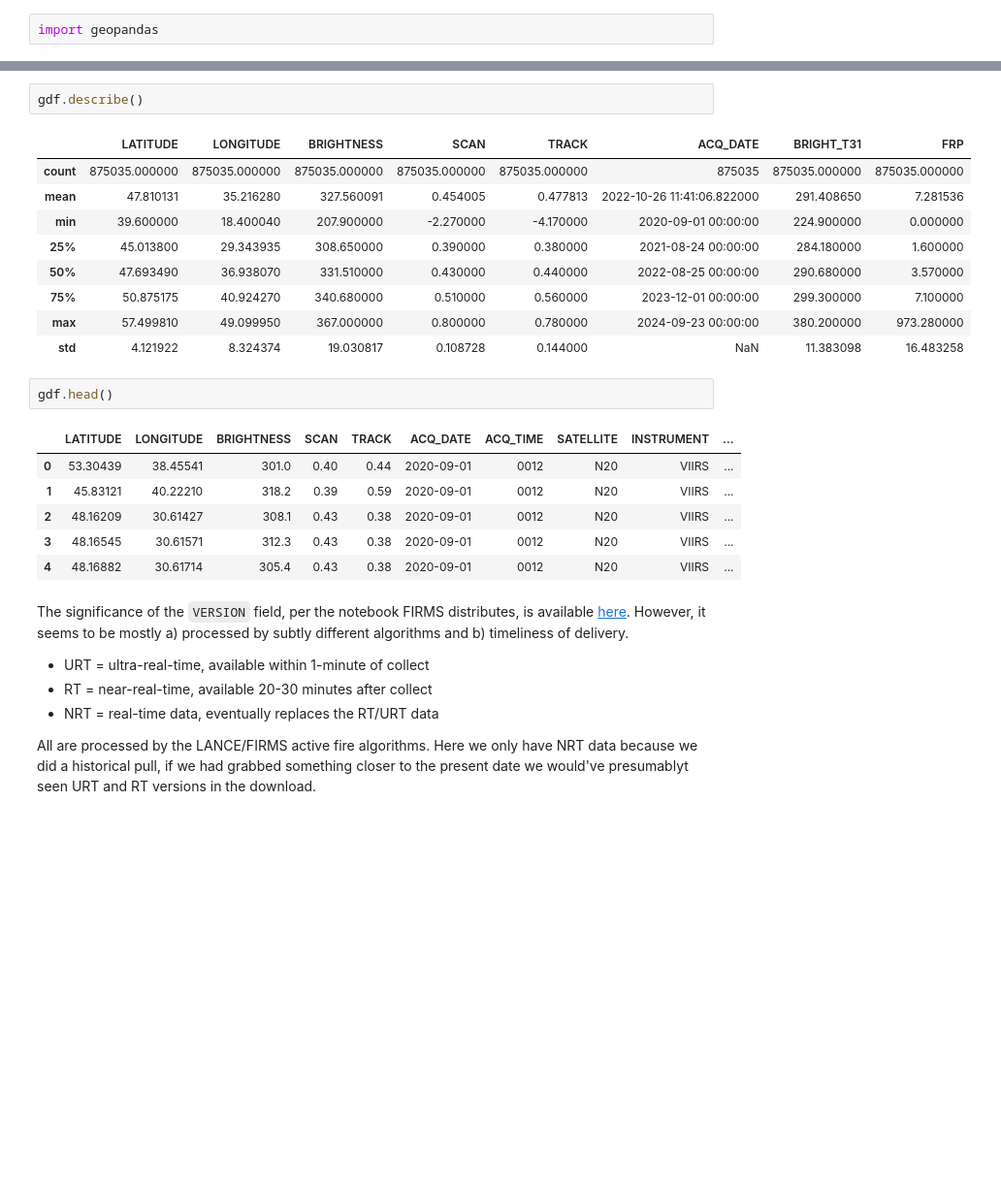
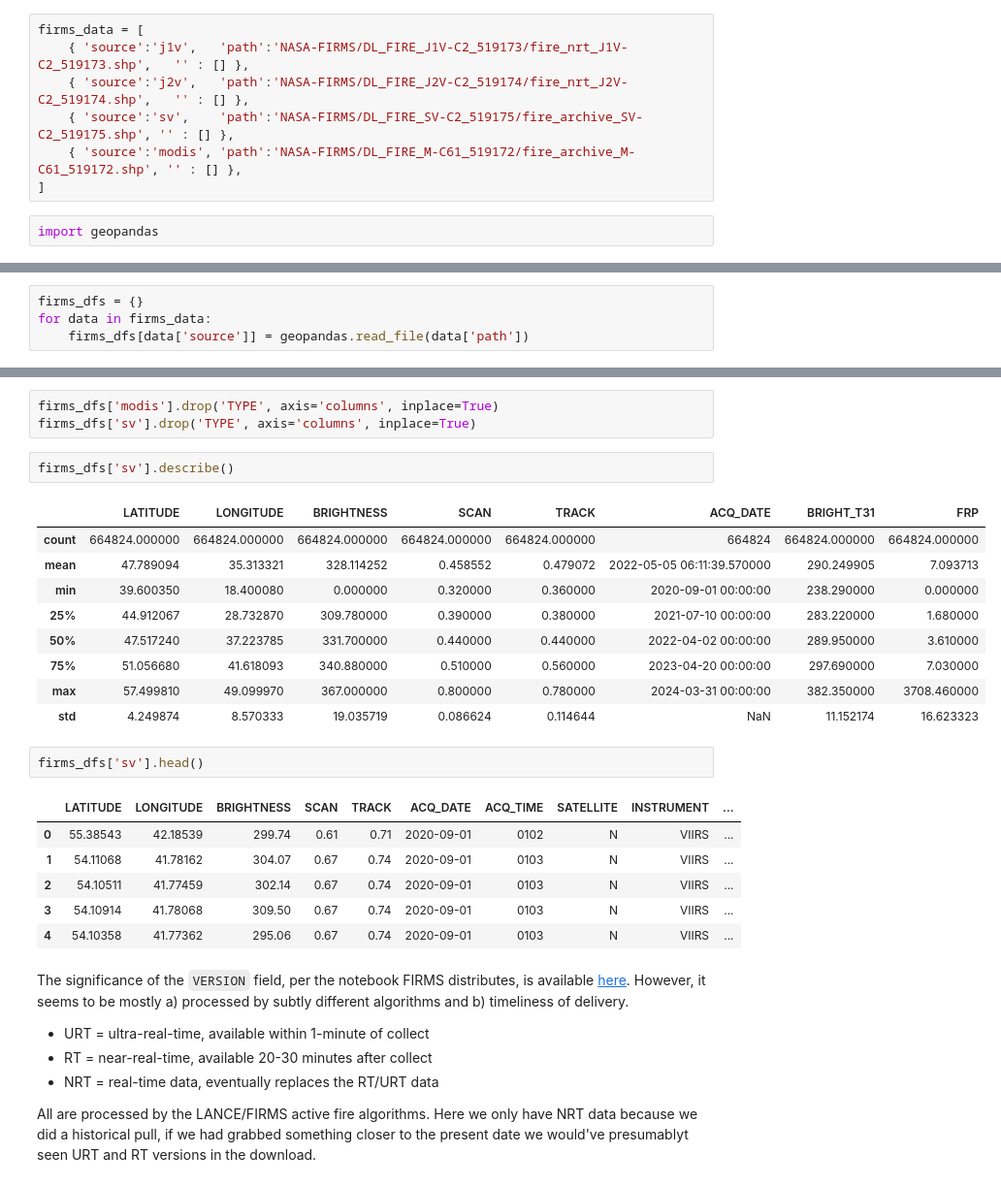
Before and after one commit to auto-d/ukraine_analysis, a Jupyter notebook: eda.ipynb, the cells around one changed output, grey strips where cells are left out. Shown at 97% size. Drawn from its saved outputs; the diff is of its cells as text; blank space fills up the shorter version.

```diff
--- a/eda.ipynb
+++ b/eda.ipynb
@@ -235,2 +375,9 @@ total 493952
+# %%
+firms_data = [
+    { 'source':'j1v',   'path':'NASA-FIRMS/DL_FIRE_J1V-C2_519173/fire_nrt_J1V-C2_519173.shp',   '' : [] },
+    { 'source':'j2v',   'path':'NASA-FIRMS/DL_FIRE_J2V-C2_519174/fire_nrt_J2V-C2_519174.shp',   '' : [] },
+    { 'source':'sv',    'path':'NASA-FIRMS/DL_FIRE_SV-C2_519175/fire_archive_SV-C2_519175.shp', '' : [] },
+    { 'source':'modis', 'path':'NASA-FIRMS/DL_FIRE_M-C61_519172/fire_archive_M-C61_519172.shp', '' : [] },
+]
 # %%
 import geopandas
@@ -267,0 +384,4 @@ Name: geometry, Length: 875035, dtype: geometry
+# %%
+firms_dfs = {}
+for data in firms_data:
+    firms_dfs[data['source']] = geopandas.read_file(data['path'])
@@ -287,24 +430,27 @@ dtype: object
+# %%
+firms_dfs['modis'].drop('TYPE', axis='columns', inplace=True)
+firms_dfs['sv'].drop('TYPE', axis='columns', inplace=True)
 # %%
-gdf.describe()
+firms_dfs['sv'].describe()
 # %% [output]
 |  | LATITUDE | LONGITUDE | BRIGHTNESS | SCAN | TRACK | ACQ_DATE | BRIGHT_T31 | FRP |
-| count | 875035.000000 | 875035.000000 | 875035.000000 | 875035.000000 | 875035.000000 | 875035 | 875035.000000 | 875035.000000 |
-| mean | 47.810131 | 35.216280 | 327.560091 | 0.454005 | 0.477813 | 2022-10-26 11:41:06.822000 | 291.408650 | 7.281536 |
-| min | 39.600000 | 18.400040 | 207.900000 | -2.270000 | -4.170000 | 2020-09-01 00:00:00 | 224.900000 | 0.000000 |
-| 25% | 45.013800 | 29.343935 | 308.650000 | 0.390000 | 0.380000 | 2021-08-24 00:00:00 | 284.180000 | 1.600000 |
-| 50% | 47.693490 | 36.938070 | 331.510000 | 0.430000 | 0.440000 | 2022-08-25 00:00:00 | 290.680000 | 3.570000 |
-| 75% | 50.875175 | 40.924270 | 340.680000 | 0.510000 | 0.560000 | 2023-12-01 00:00:00 | 299.300000 | 7.100000 |
-| max | 57.499810 | 49.099950 | 367.000000 | 0.800000 | 0.780000 | 2024-09-23 00:00:00 | 380.200000 | 973.280000 |
-| std | 4.121922 | 8.324374 | 19.030817 | 0.108728 | 0.144000 | NaN | 11.383098 | 16.483258 |
+| count | 664824.000000 | 664824.000000 | 664824.000000 | 664824.000000 | 664824.000000 | 664824 | 664824.000000 | 664824.000000 |
+| mean | 47.789094 | 35.313321 | 328.114252 | 0.458552 | 0.479072 | 2022-05-05 06:11:39.570000 | 290.249905 | 7.093713 |
+| min | 39.600350 | 18.400080 | 0.000000 | 0.320000 | 0.360000 | 2020-09-01 00:00:00 | 238.290000 | 0.000000 |
+| 25% | 44.912067 | 28.732870 | 309.780000 | 0.390000 | 0.380000 | 2021-07-10 00:00:00 | 283.220000 | 1.680000 |
+| 50% | 47.517240 | 37.223785 | 331.700000 | 0.440000 | 0.440000 | 2022-04-02 00:00:00 | 289.950000 | 3.610000 |
+| 75% | 51.056680 | 41.618093 | 340.880000 | 0.510000 | 0.560000 | 2023-04-20 00:00:00 | 297.690000 | 7.030000 |
+| max | 57.499810 | 49.099970 | 367.000000 | 0.800000 | 0.780000 | 2024-03-31 00:00:00 | 382.350000 | 3708.460000 |
+| std | 4.249874 | 8.570333 | 19.035719 | 0.086624 | 0.114644 | NaN | 11.152174 | 16.623323 |
 # %%
-gdf.head()
+firms_dfs['sv'].head()
 # %% [output]
 |  | LATITUDE | LONGITUDE | BRIGHTNESS | SCAN | TRACK | ACQ_DATE | ACQ_TIME | SATELLITE | INSTRUMENT | ... |
-| 0 | 53.30439 | 38.45541 | 301.0 | 0.40 | 0.44 | 2020-09-01 | 0012 | N20 | VIIRS | ... |
-| 1 | 45.83121 | 40.22210 | 318.2 | 0.39 | 0.59 | 2020-09-01 | 0012 | N20 | VIIRS | ... |
-| 2 | 48.16209 | 30.61427 | 308.1 | 0.43 | 0.38 | 2020-09-01 | 0012 | N20 | VIIRS | ... |
-| 3 | 48.16545 | 30.61571 | 312.3 | 0.43 | 0.38 | 2020-09-01 | 0012 | N20 | VIIRS | ... |
-| 4 | 48.16882 | 30.61714 | 305.4 | 0.43 | 0.38 | 2020-09-01 | 0012 | N20 | VIIRS | ... |
+| 0 | 55.38543 | 42.18539 | 299.74 | 0.61 | 0.71 | 2020-09-01 | 0102 | N | VIIRS | ... |
+| 1 | 54.11068 | 41.78162 | 304.07 | 0.67 | 0.74 | 2020-09-01 | 0103 | N | VIIRS | ... |
+| 2 | 54.10511 | 41.77459 | 302.14 | 0.67 | 0.74 | 2020-09-01 | 0103 | N | VIIRS | ... |
+| 3 | 54.10914 | 41.78068 | 309.50 | 0.67 | 0.74 | 2020-09-01 | 0103 | N | VIIRS | ... |
+| 4 | 54.10358 | 41.77362 | 295.06 | 0.67 | 0.74 | 2020-09-01 | 0103 | N | VIIRS | ... |
 # %% [markdown]
 The significance of the `VERSION` field, per the notebook FIRMS distributes, is available [here](https://wiki.earthdata.nasa.gov/pages/viewpage.action?pageId=258343755). However, it seems to be mostly a) processed by subtly different algorithms and b) timeliness of delivery.
 
```
Also changed, not shown: parts of 171 cells of this notebook.
